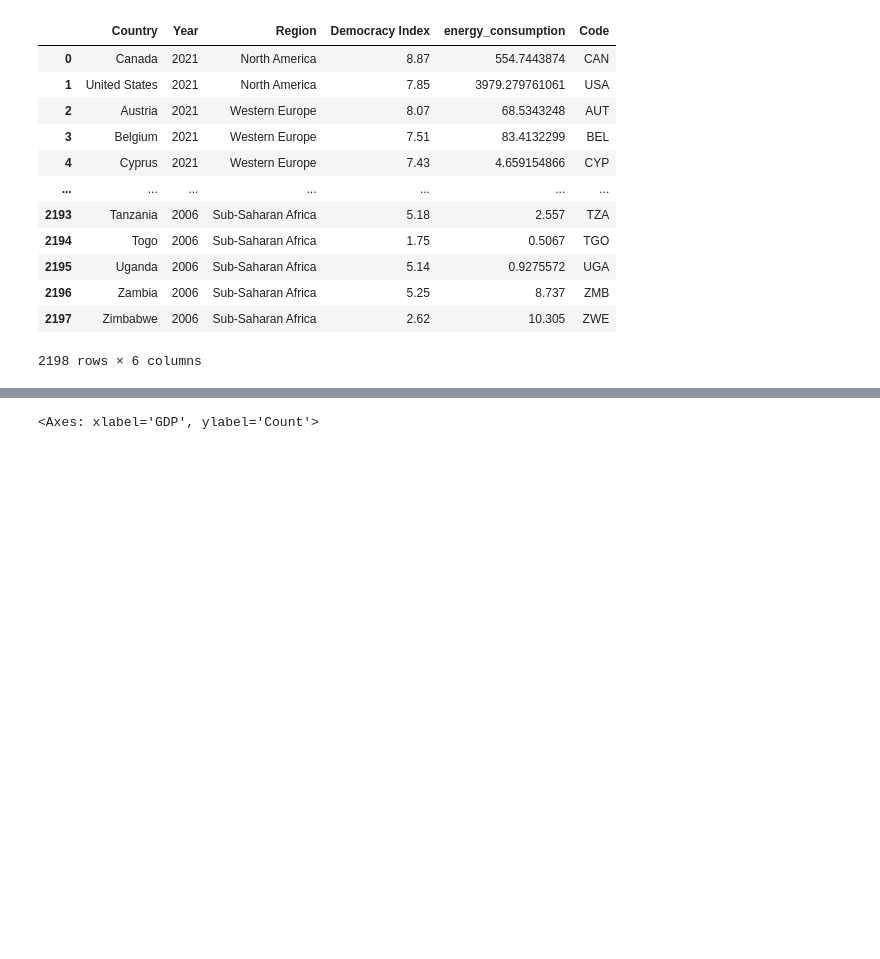
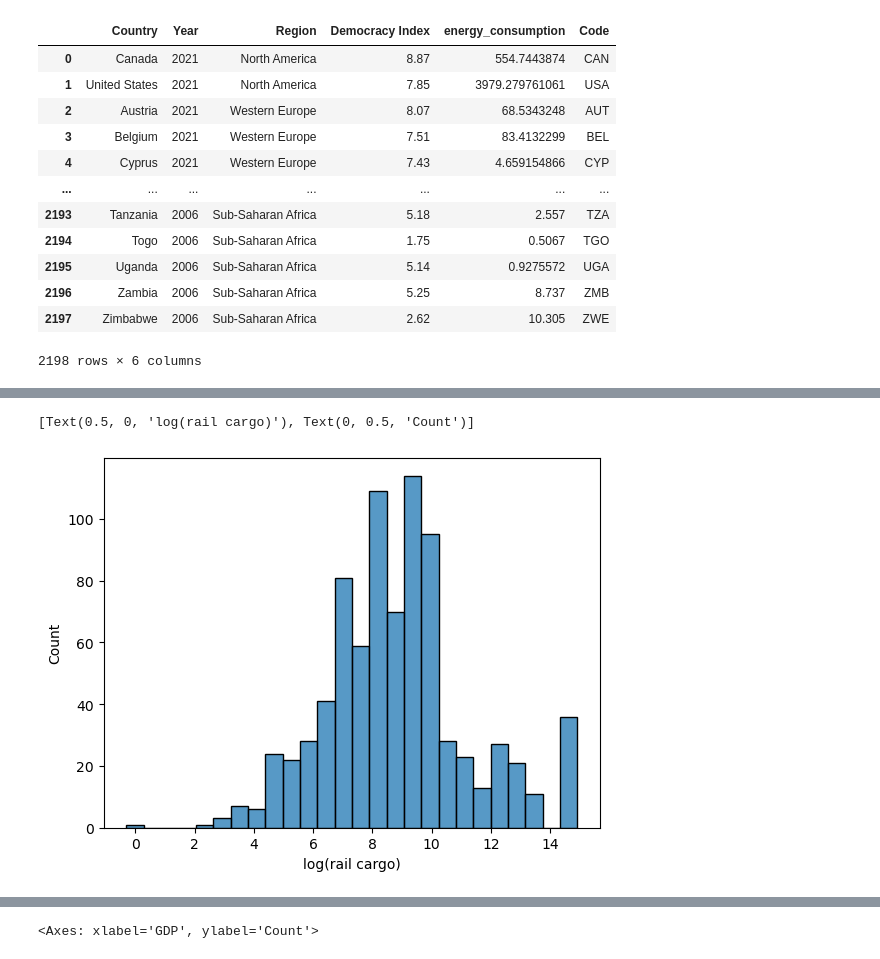
Before and after one commit to WiJaMa/stat386-project, a Jupyter notebook: project_EDA.ipynb, the cells around one changed output, grey strips where cells are left out. Drawn from its saved outputs; the diff is of its cells as text; code cells hidden in the pictures; blank space fills up the shorter version.

```diff
--- a/project_EDA.ipynb
+++ b/project_EDA.ipynb
@@ -283,0 +309,7 @@ keqiang
+# %%
+# Logarithmed
+ax = sns.histplot([math.log(item) for item in keqiang['rail_cargo']])
+ax.set(xlabel='log(rail cargo)', ylabel='Count')
+# %% [output]
+[Text(0.5, 0, 'log(rail cargo)'), Text(0, 0.5, 'Count')]
+[figure, added]
```
Also changed, not shown: parts of 88 cells of this notebook, 7 other files.
